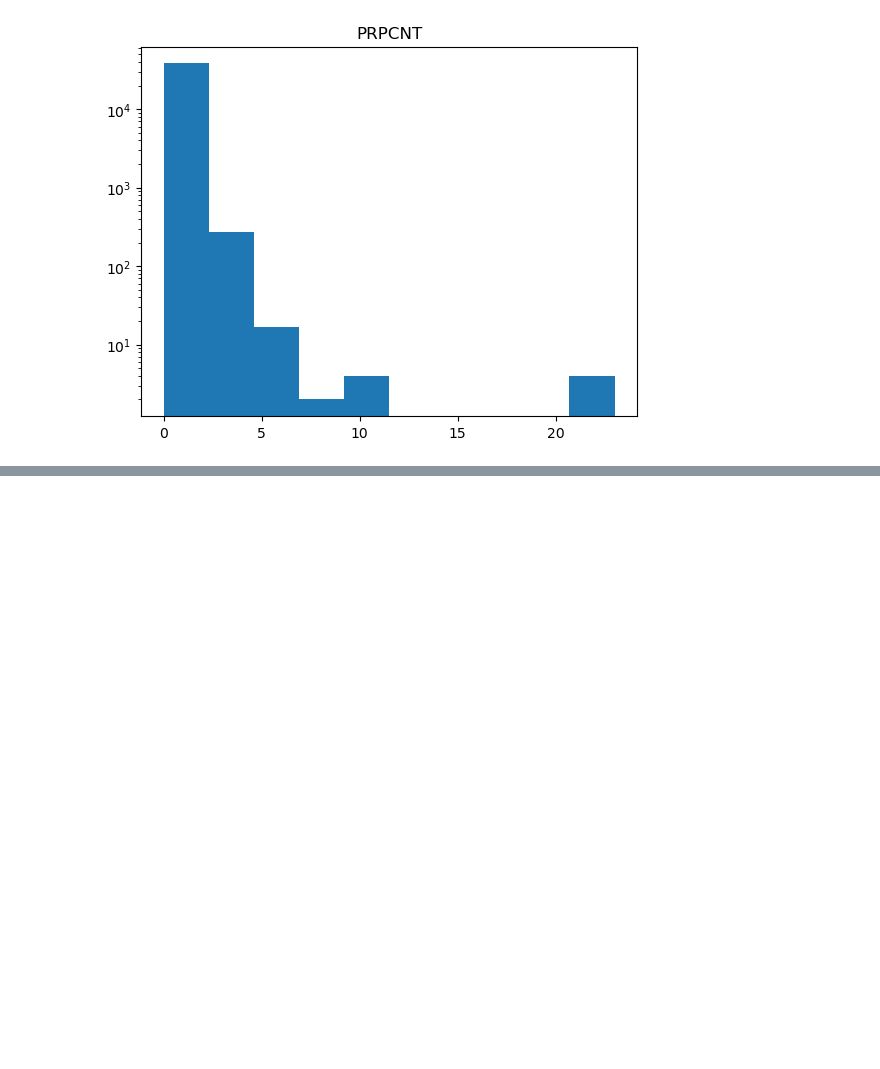
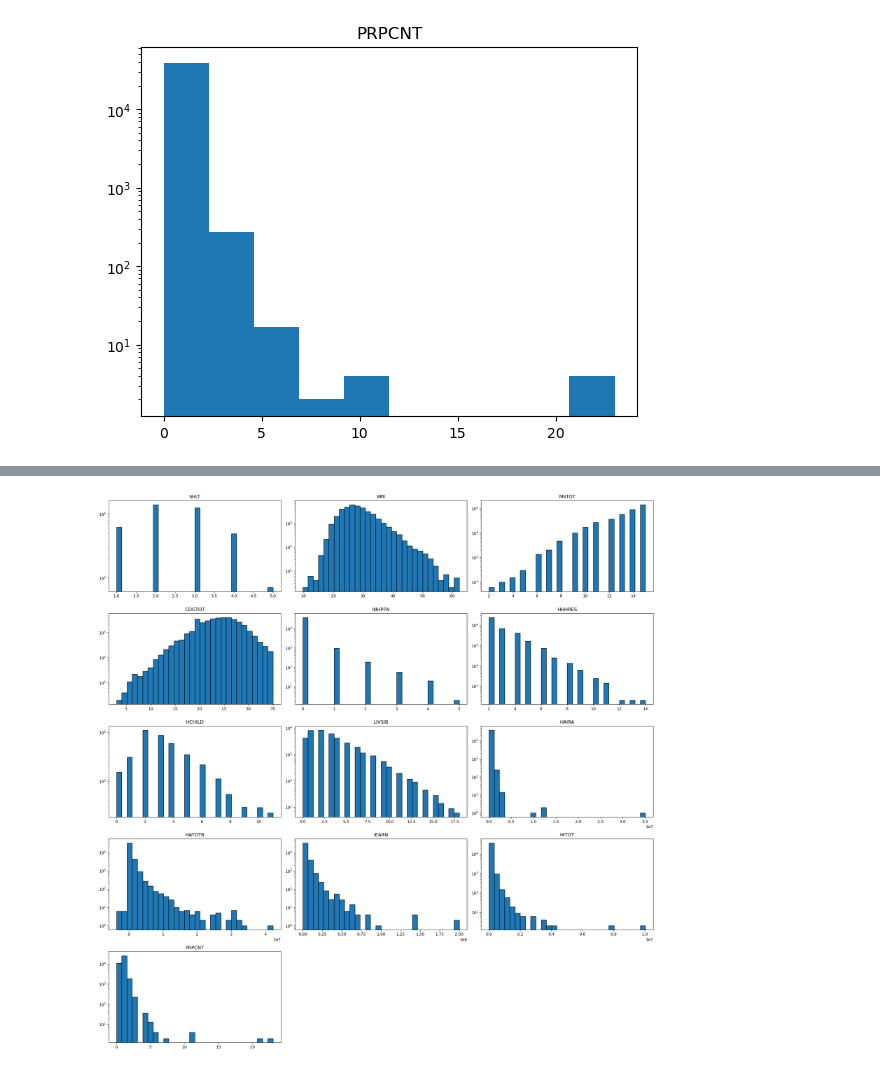
Before and after one commit to YuzhenZhou1327/ESE527_Project_HRS, a Jupyter notebook: data exploration.ipynb, the cells around one changed output, grey strips where cells are left out. Saved outputs shown, nothing was run; the diff lists cells and outputs as text; code cells hidden in the pictures; blank space fills up the shorter version.

```diff
--- a/data exploration.ipynb
+++ b/data exploration.ipynb
@@ -45,3 +45,25 @@ cleaned_df.describe()
 | 50% | 2.000000 | 27.400000 | 14.000000 | 24.000000 | 0.000000 | 0.0 | 2.000000 | 3.000000 | 2.000000 | 0.000000 | 0.0 | ... |
 | 75% | 3.000000 | 31.000000 | 15.000000 | 27.000000 | 0.000000 | 0.0 | 3.000000 | 4.000000 | 4.000000 | 0.000000 | 0.0 | ... |
 | max | 5.000000 | 58.100000 | 15.000000 | 35.000000 | 5.000000 | 0.0 | 13.000000 | 11.000000 | 17.000000 | 1.000000 | 0.0 | ... |
+# %%
+df = pd.read_csv('cleaned_extracted_data.csv')
+continuous_features = ['SHLT', 'BMI', 'MSTOT', 'COGTOT', 'INHPFN', 'HHHRES', 'HCHILD', 'LIVSIB', 'HAIRA', 'HATOTB', 'IEARN', 'HITOT', 'PRPCNT']
+
+# Determine the size of the grid
+n = len(continuous_features)
+cols = 3  # Number of columns you want in your figure
+rows = n // cols + (n % cols > 0)  # Calculate rows needed
+
+# Create a figure with subplots
+plt.figure(figsize=(20, rows * 4))  # Adjust the figure size as necessary
+
+for i, feature in enumerate(continuous_features, start=1):
+    plt.subplot(rows, cols, i)
+    plt.hist(df[feature], bins=30, edgecolor='k')  # You can adjust the number of bins
+    plt.yscale("log")  # Keeping the log scale for y-axis
+    plt.title(feature)
+
+plt.tight_layout()
+plt.show()
+# %% [output]
+[figure, added]
```
Also changed, not shown: parts of 1 cell of this notebook, 13 other files.
